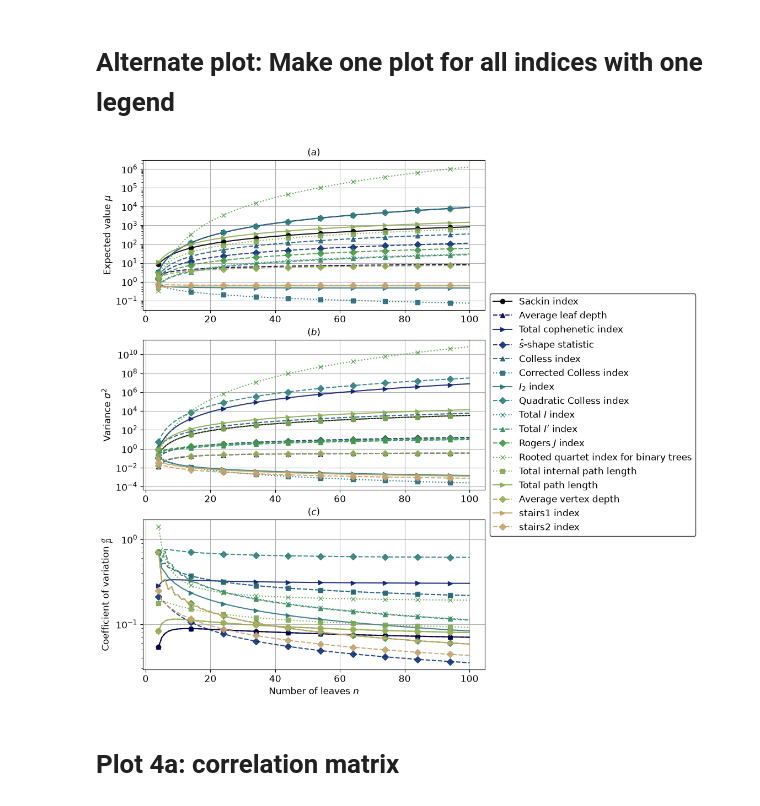
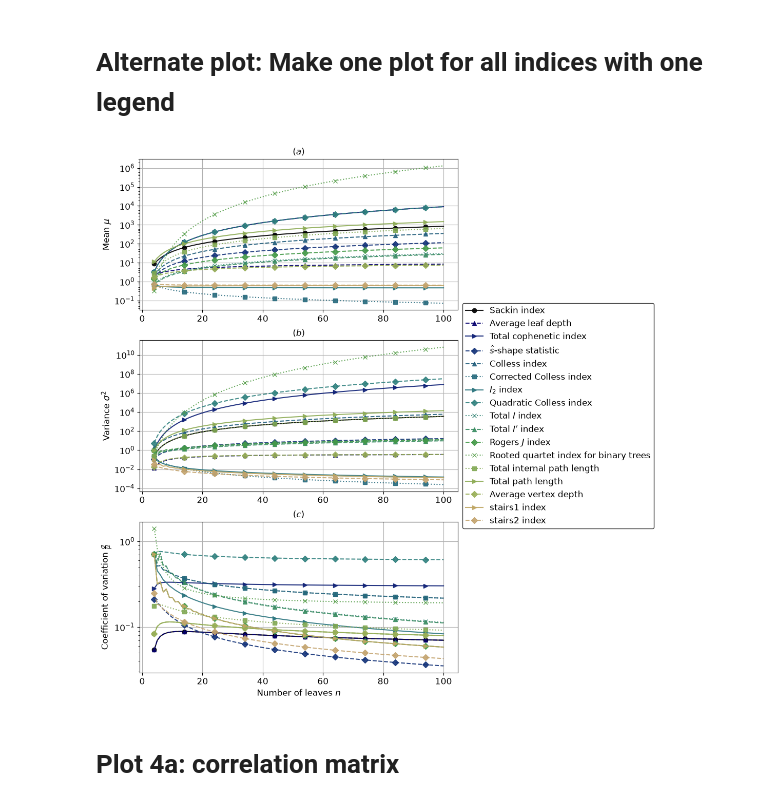
Before and after one commit to dbauman18/phylogenetic_basis_statistics, a Jupyter notebook: notebooks/plot_figures.ipynb, the cells around one changed output. Drawn from its saved outputs; the diff is of its cells as text; code cells hidden in the pictures.

```diff
--- a/notebooks/plot_figures.ipynb
+++ b/notebooks/plot_figures.ipynb
@@ -128,7 +128,7 @@ plt.show()
 # %% [markdown]
 # Alternate plot: Make one plot for all indices with one legend
 # %%
-fig, ax = plt.subplots(3, 1, figsize = (8, 12))
+fig, ax = plt.subplots(3, 1, figsize = (8, 13))
 
 alpha = 0.9
 # Mean plot at top
@@ -144,35 +144,35 @@ for i, index in enumerate(indices):
                     linestyle = params['linestyle'],
                     marker = params['marker'], markevery=10,
                     color = params['color'],
                     alpha = alpha)
 
     ax[2].semilogy(N, np.sqrt(variances[:, i]) / mean[:, i], label=params['label'],
                     linestyle = params['linestyle'],
                     marker = params['marker'], markevery=10,
                     color = params['color'],
                     alpha = alpha)
 # Label the axes with titles
 ax[0].set_title('$(a)$')
 ax[1].set_title('$(b)$')
 ax[2].set_title('$(c)$')
 
 ax[2].set_xlabel('Number of leaves $n$', fontsize=12)
-ax[0].set_ylabel('Expected value $\\mu$', fontsize=12)
+ax[0].set_ylabel('Mean $\\mu$', fontsize=12)
 ax[1].set_ylabel('Variance $\\sigma^2$', fontsize=12)
 ax[2].set_ylabel('Coefficient of variation $\\frac{\\sigma}{\\mu}$', fontsize=12)
 
 # Fontsize for the x and y axes
 for a in ax:
     a.tick_params(axis='both', which='major', labelsize=12)
     a.grid(True)
 
 # Legend for the middle plot
 ax[1].legend(loc='center left', bbox_to_anchor=(1, 0.5), fontsize = 12, edgecolor='black')
 
 plt.savefig(os.path.join(parent_dir, 'plots', 'mean_variance_cv_plot.png'), dpi=300, bbox_inches='tight')
 plt.show()
 # %% [output]
-[figure, old version]
+[figure, new version]
 # %% [markdown]
 # Plot 4a: correlation matrix
 # %%
```
Also changed, not shown: 1 other file.
